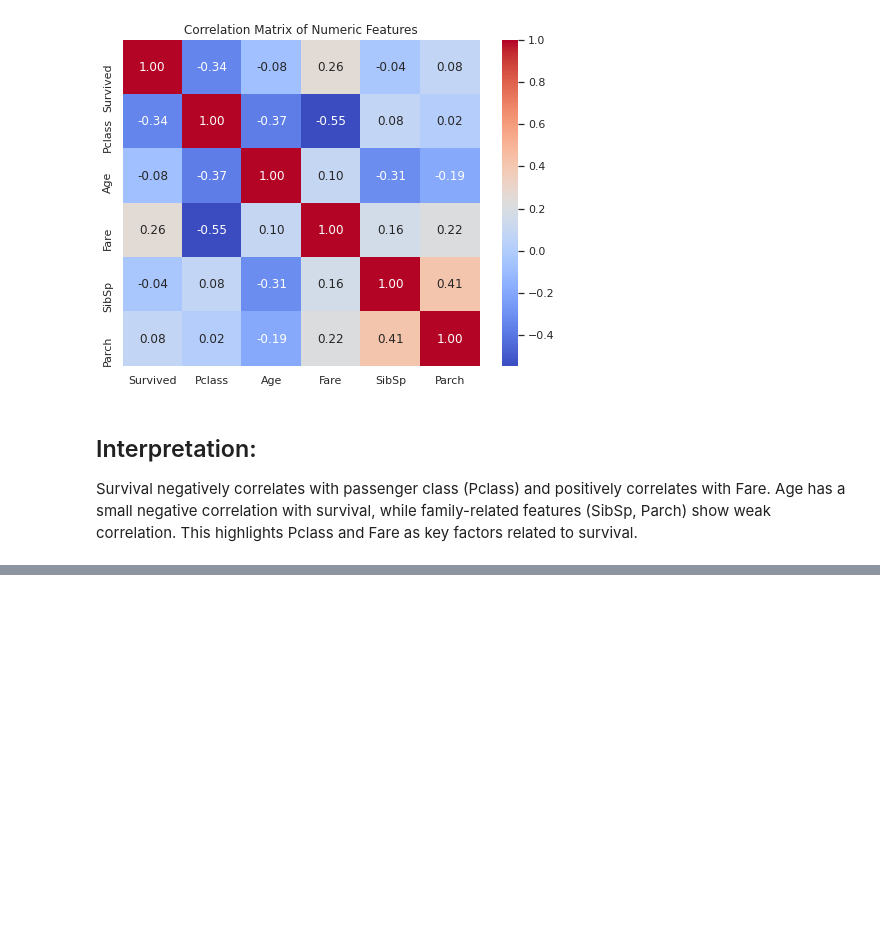
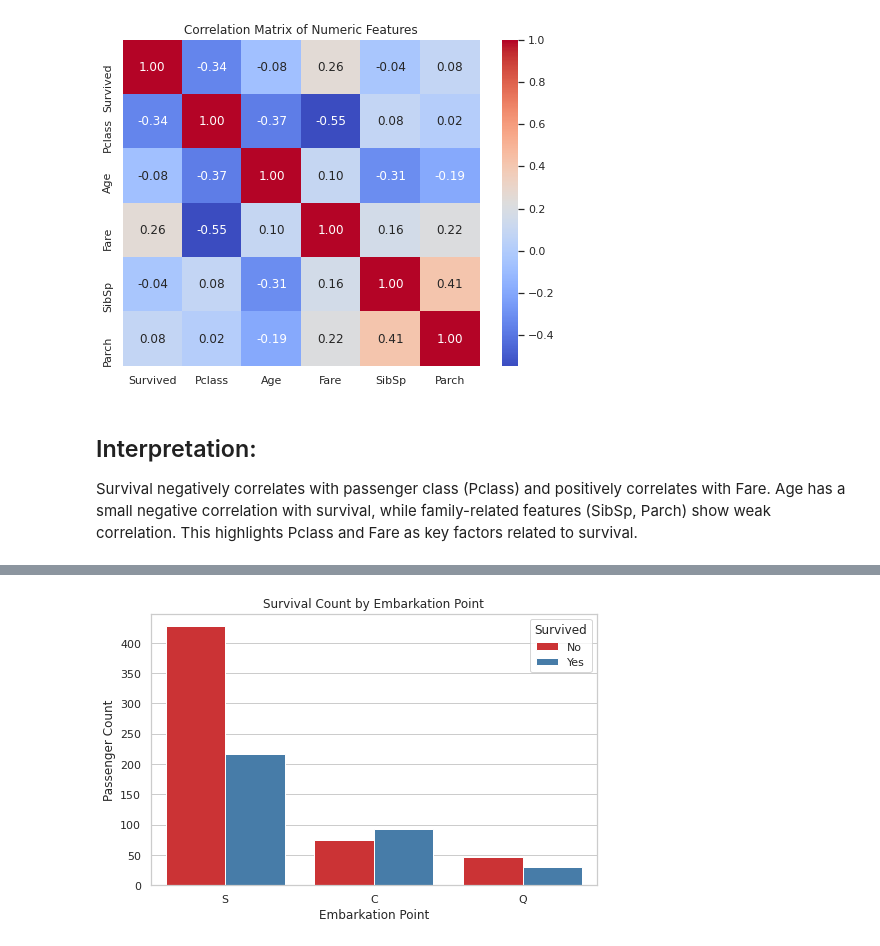
Before and after one commit to jimal254/Project_Titanic, a Jupyter notebook: Notebooks/titanic_analysis.ipynb, the cells around one changed output, grey strips where cells are left out. Drawn from its saved outputs; the diff is of its cells as text; code cells hidden in the pictures; blank space fills up the shorter version.

Commit message:
Add countplot of Survival Count by Embarkation Point

```diff
--- a/Notebooks/titanic_analysis.ipynb
+++ b/Notebooks/titanic_analysis.ipynb
@@ -648,0 +652,11 @@ Survival negatively correlates with passenger class (Pclass) and positively corr
+# %%
+plt.figure(figsize=(8, 5))
+sns.countplot(data=df, x='Embarked', hue='Survived', palette='Set1')
+
+plt.title('Survival Count by Embarkation Point')
+plt.xlabel('Embarkation Point')
+plt.ylabel('Passenger Count')
+plt.legend(title='Survived', labels=['No', 'Yes'])
+plt.show()
+# %% [output]
+[figure, added]
```
Also changed, not shown: parts of 2 cells of this notebook.
